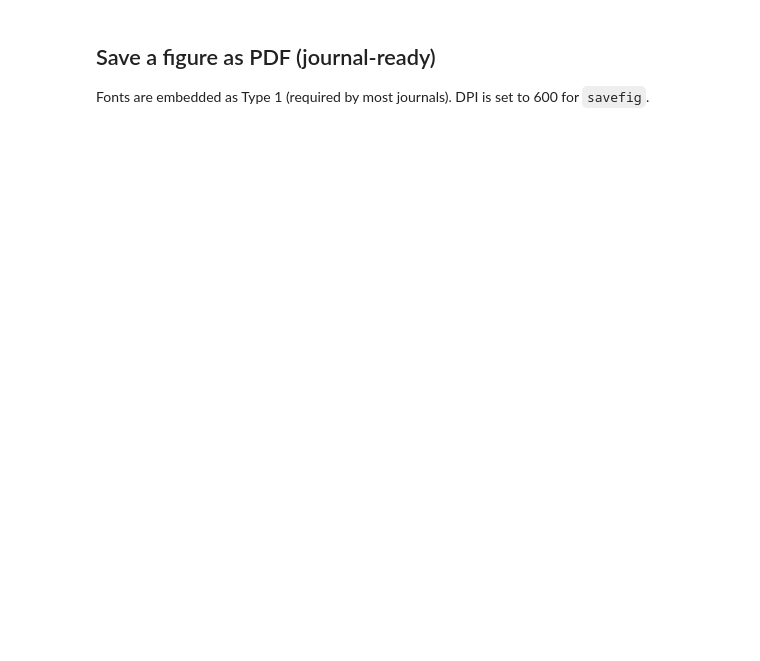
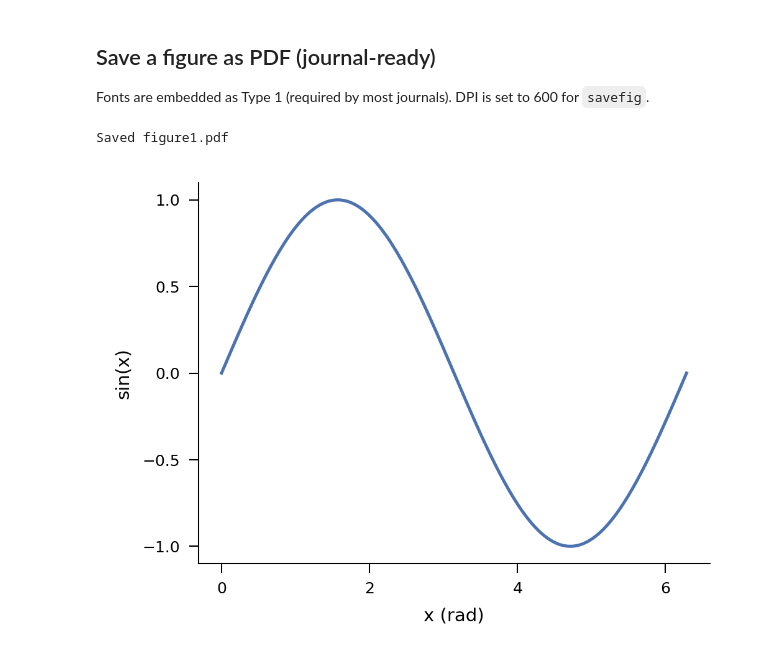
Before and after one commit to soubsoub/journal_style, a Jupyter notebook: demo_colab.ipynb, the cells around one changed output. Cells and saved outputs as stored; diff of their text form; code cells hidden in the pictures; blank space fills up the shorter version.

```diff
--- a/demo_colab.ipynb
+++ b/demo_colab.ipynb
@@ -18,6 +29,8 @@ print("journal_style.py downloaded.")
 # %%
 import numpy as np
 import matplotlib.pyplot as plt
+plt.rcParams["figure.dpi"] = 300
+
 from journal_style import journal_style, set_color_style, set_grayscale_style, reset_style
 
 x = np.linspace(0, 2 * np.pi, 200)
@@ -67,8 +94,15 @@ Fonts are embedded as Type 1 (required by most journals). DPI is set to 600 for
 # %%
 with journal_style("nature", mode="color") as palette:
     fig, ax = plt.subplots(figsize=palette.figsize_single)
     ax.plot(x, np.sin(x), color=palette.colors[0])
     ax.set_xlabel("x (rad)")
     ax.set_ylabel("sin(x)")
-    fig.savefig("figure1.pdf")
+    fig.savefig(
+    "nature_single_column.pdf",
+    bbox_inches="tight",
+    transparent=True
+)
     print("Saved figure1.pdf")
+# %% [output]
+Saved figure1.pdf
+[figure, added]
```
Also changed, not shown: parts of 5 cells of this notebook.
